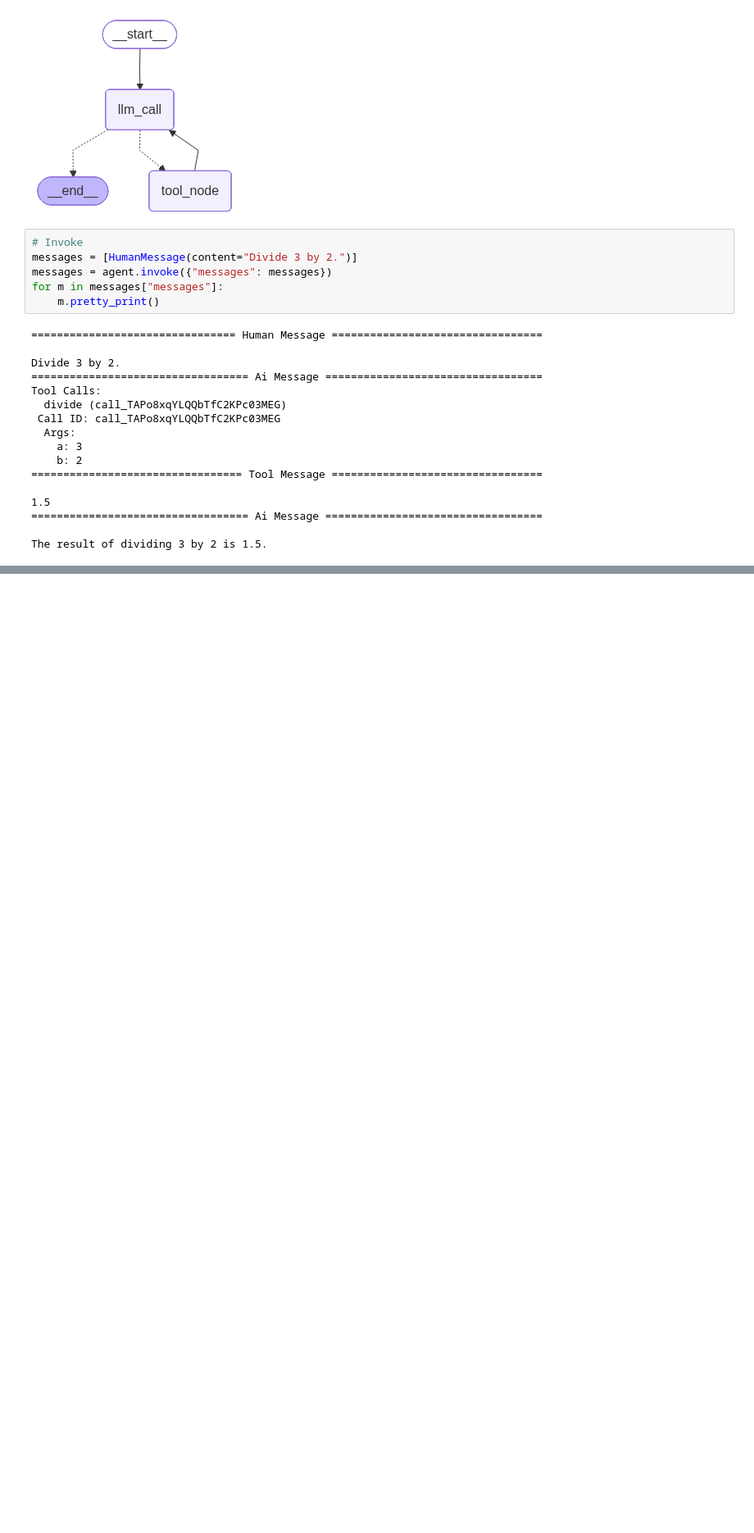
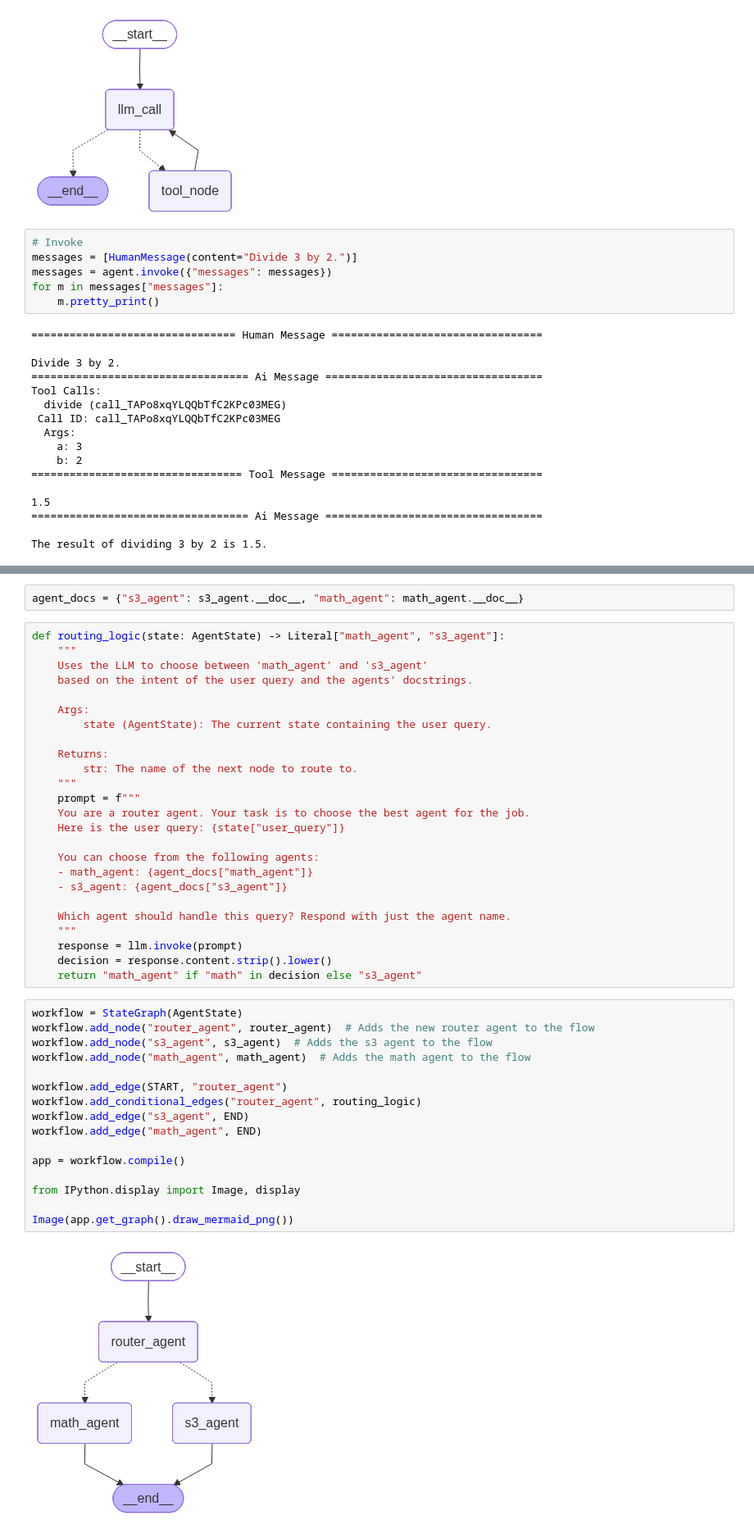
Before and after one commit to ssafarveisi-dataops/mcp-demo, a Jupyter notebook: search_agent.ipynb, the cells around one changed output, grey strips where cells are left out. Shown at 82% size. Drawn from its saved outputs; the diff is of its cells as text; blank space fills up the shorter version.

```diff
--- a/search_agent.ipynb
+++ b/search_agent.ipynb
@@ -552,0 +908,45 @@ The result of dividing 3 by 2 is 1.5.
+# %%
+agent_docs = {"s3_agent": s3_agent.__doc__, "math_agent": math_agent.__doc__}
+# %%
+def routing_logic(state: AgentState) -> Literal["math_agent", "s3_agent"]:
+    """
+    Uses the LLM to choose between 'math_agent' and 's3_agent'
+    based on the intent of the user query and the agents' docstrings.
+
+    Args:
+        state (AgentState): The current state containing the user query.
+
+    Returns:
+        str: The name of the next node to route to.
+    """
+    prompt = f"""
+    You are a router agent. Your task is to choose the best agent for the job.
+    Here is the user query: {state["user_query"]}
+
+    You can choose from the following agents:
+    - math_agent: {agent_docs["math_agent"]}
+    - s3_agent: {agent_docs["s3_agent"]}
+
+    Which agent should handle this query? Respond with just the agent name.
+    """
+    response = llm.invoke(prompt)
+    decision = response.content.strip().lower()
+    return "math_agent" if "math" in decision else "s3_agent"
+# %%
+workflow = StateGraph(AgentState)
+workflow.add_node("router_agent", router_agent)  # Adds the new router agent to the flow
+workflow.add_node("s3_agent", s3_agent)  # Adds the s3 agent to the flow
+workflow.add_node("math_agent", math_agent)  # Adds the math agent to the flow
+
+workflow.add_edge(START, "router_agent")
+workflow.add_conditional_edges("router_agent", routing_logic)
+workflow.add_edge("s3_agent", END)
+workflow.add_edge("math_agent", END)
+
+app = workflow.compile()
+
+from IPython.display import Image, display
+
+Image(app.get_graph().draw_mermaid_png())
+# %% [output]
+[figure, added]
```
Also changed, not shown: parts of 16 cells of this notebook.
